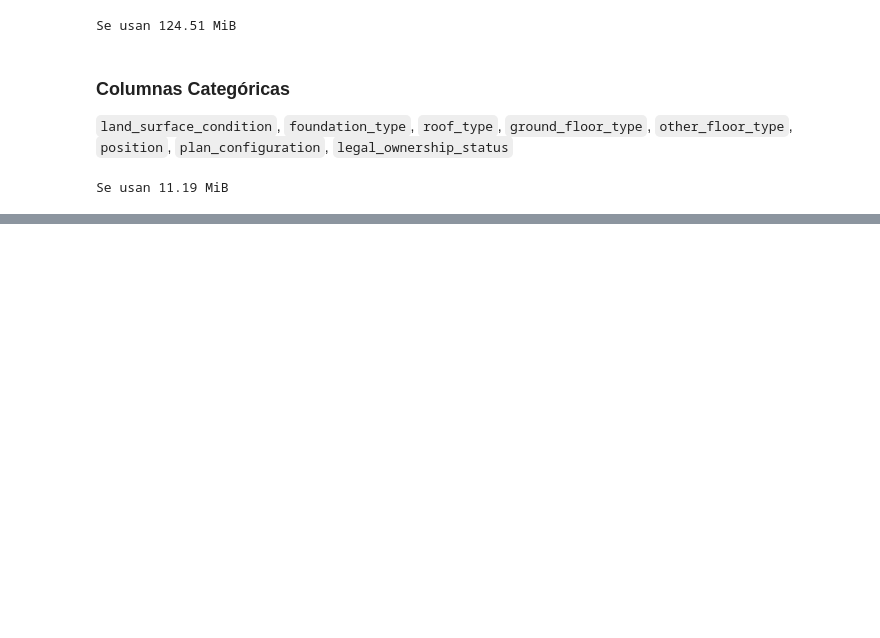
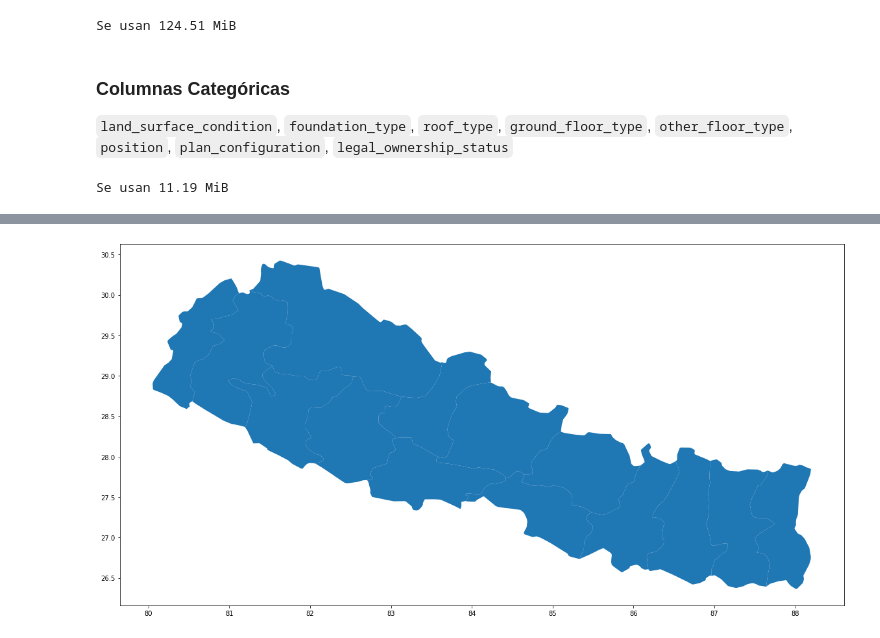
Before and after one commit to ffelfis/OrgaDatosTPs, a Jupyter notebook: TP1/nb_facundo.ipynb, the cells around one changed output, grey strips where cells are left out. Saved outputs shown, nothing was run; the diff lists cells and outputs as text; code cells hidden in the pictures; blank space fills up the shorter version.

```diff
--- a/TP1/nb_facundo.ipynb
+++ b/TP1/nb_facundo.ipynb
@@ -148,0 +218,2 @@ Se usan 11.19 MiB
+# %%
+map_df = gpd.read_file('/content/gdrive/My Drive/75.06 - Organización de Datos/TP1/map_Nepal/np.shp')
@@ -148,0 +230,6 @@ Se usan 11.19 MiB
+# %%
+map_df.plot(figsize=(20,20))
+
+plt.show()
+# %% [output]
+[figure, added]
```
Also changed, not shown: parts of 11 cells of this notebook.
